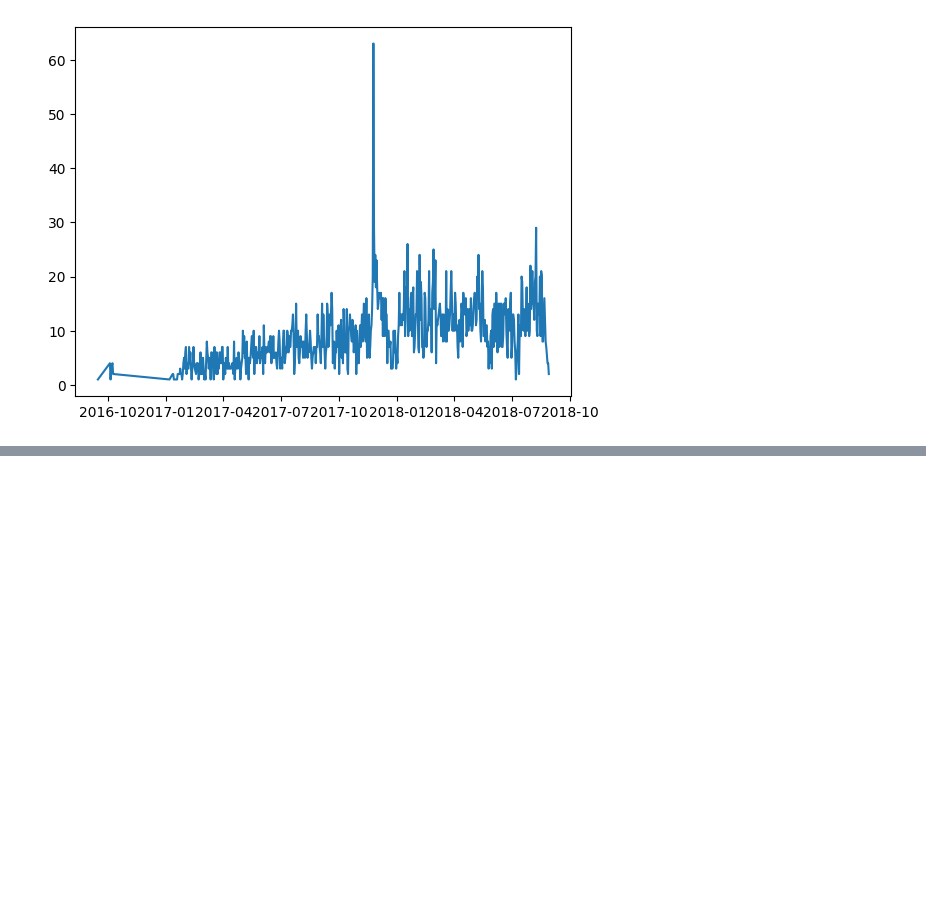
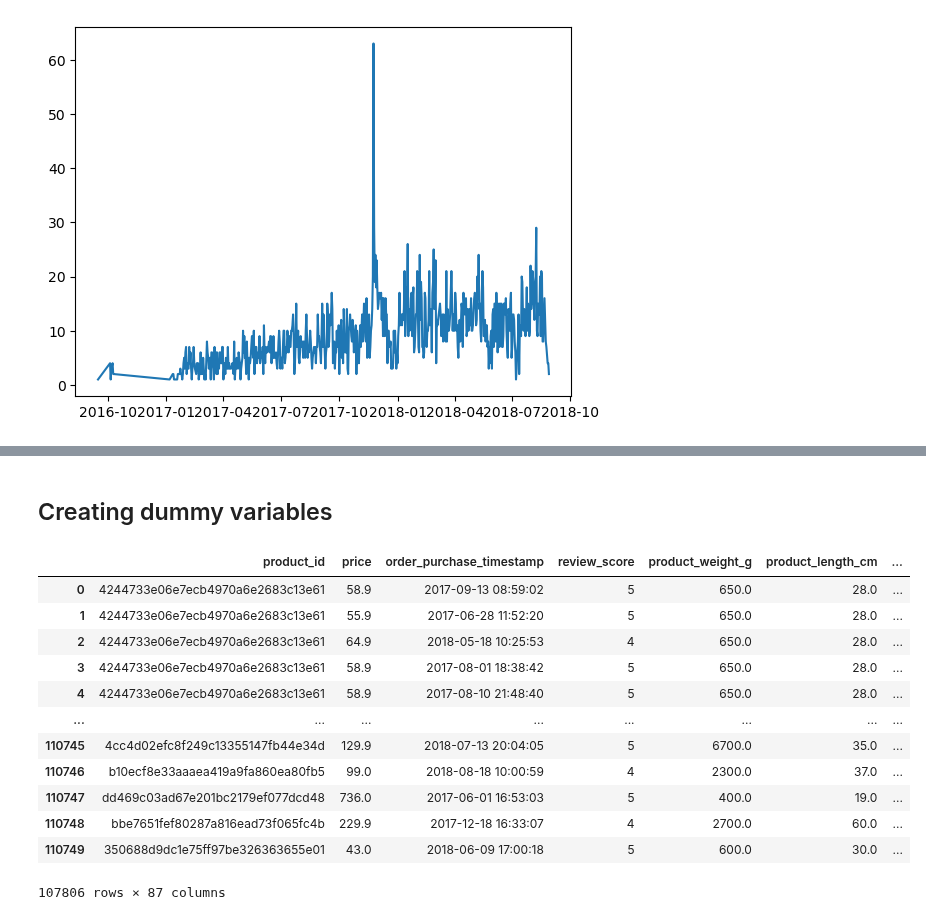
Before and after one commit to RuizLorenzoChavez/price-optimization-ML, a Jupyter notebook: main.ipynb, the cells around one changed output, grey strips where cells are left out. Drawn from its saved outputs; the diff is of its cells as text; code cells hidden in the pictures; blank space fills up the shorter version.

Commit message:
dummy var

```diff
--- a/main.ipynb
+++ b/main.ipynb
@@ -632,0 +648,19 @@ sampled_df.groupby(pd.Grouper(key="date_purchased", freq="M"))["product_id"].cou
+# %% [markdown]
+## Creating dummy variables
+# %%
+main_dummy_df=pd.get_dummies(main_df,columns=['product_category_name_english', 'is_weekday'])
+main_dummy_df
+# %% [output]
+|  | product_id | price | order_purchase_timestamp | review_score | product_weight_g | product_length_cm | ... |
+| 0 | 4244733e06e7ecb4970a6e2683c13e61 | 58.9 | 2017-09-13 08:59:02 | 5 | 650.0 | 28.0 | ... |
+| 1 | 4244733e06e7ecb4970a6e2683c13e61 | 55.9 | 2017-06-28 11:52:20 | 5 | 650.0 | 28.0 | ... |
+| 2 | 4244733e06e7ecb4970a6e2683c13e61 | 64.9 | 2018-05-18 10:25:53 | 4 | 650.0 | 28.0 | ... |
+| 3 | 4244733e06e7ecb4970a6e2683c13e61 | 58.9 | 2017-08-01 18:38:42 | 5 | 650.0 | 28.0 | ... |
+| 4 | 4244733e06e7ecb4970a6e2683c13e61 | 58.9 | 2017-08-10 21:48:40 | 5 | 650.0 | 28.0 | ... |
+| ... | ... | ... | ... | ... | ... | ... | ... |
+| 110745 | 4cc4d02efc8f249c13355147fb44e34d | 129.9 | 2018-07-13 20:04:05 | 5 | 6700.0 | 35.0 | ... |
+| 110746 | b10ecf8e33aaaea419a9fa860ea80fb5 | 99.0 | 2018-08-18 10:00:59 | 4 | 2300.0 | 37.0 | ... |
+| 110747 | dd469c03ad67e201bc2179ef077dcd48 | 736.0 | 2017-06-01 16:53:03 | 5 | 400.0 | 19.0 | ... |
+| 110748 | bbe7651fef80287a816ead73f065fc4b | 229.9 | 2017-12-18 16:33:07 | 4 | 2700.0 | 60.0 | ... |
+| 110749 | 350688d9dc1e75ff97be326363655e01 | 43.0 | 2018-06-09 17:00:18 | 5 | 600.0 | 30.0 | ... |
+107806 rows × 87 columns
```
Also changed, not shown: parts of 15 cells of this notebook.
